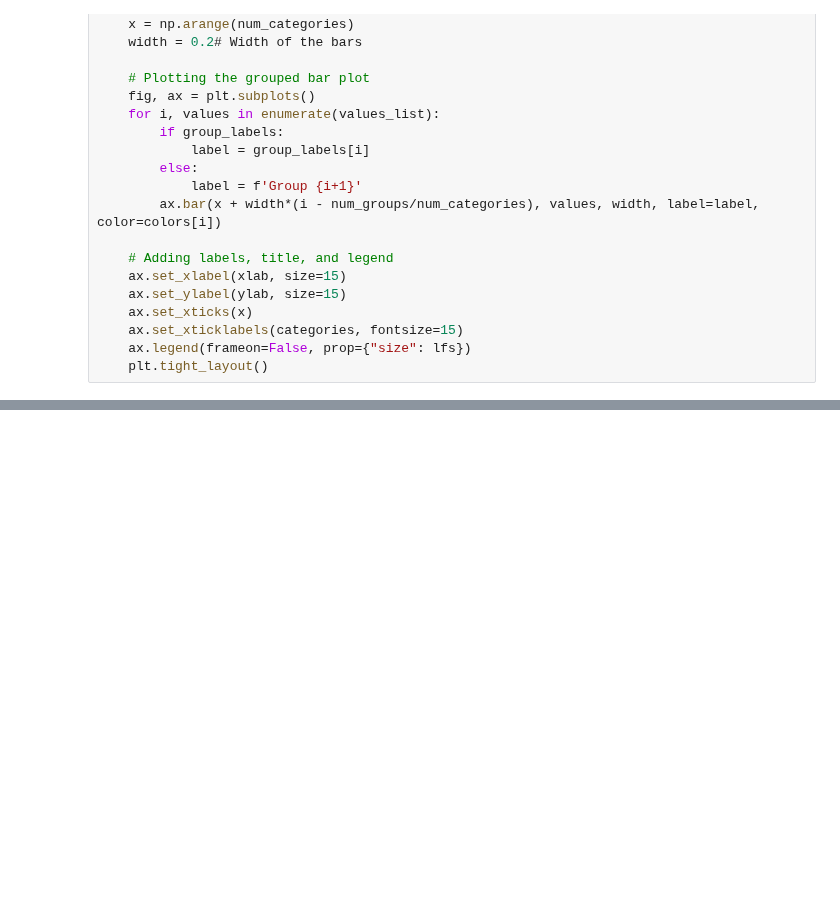
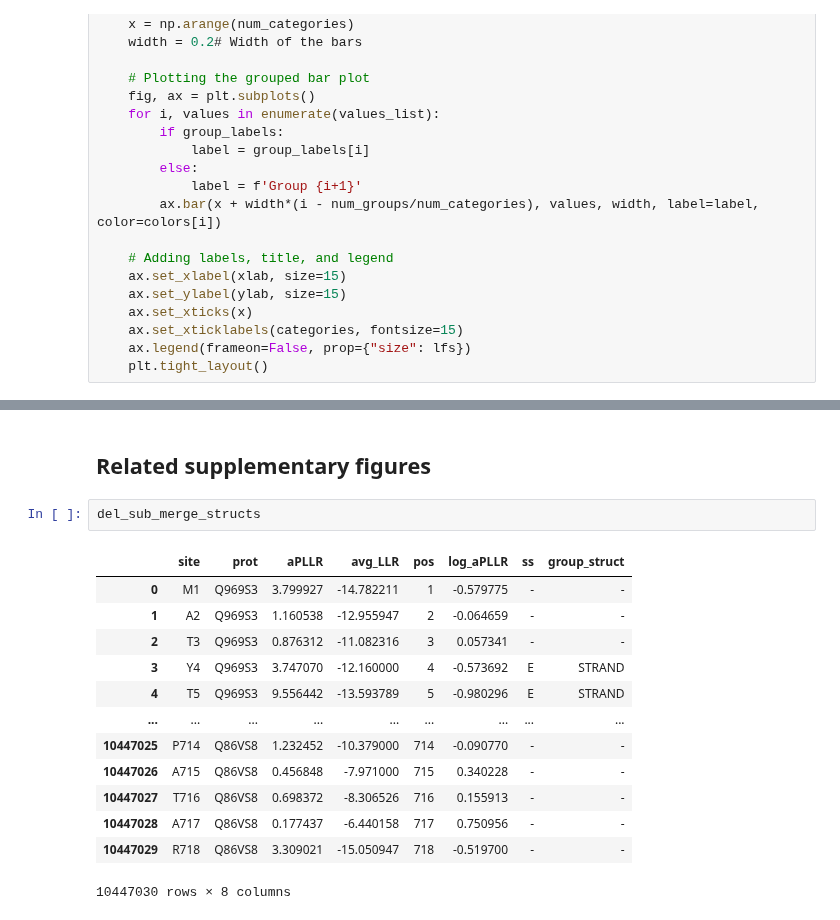
Before and after one commit to ntranoslab/diff-tol, a Jupyter notebook: code/fig3.ipynb, the cells around one changed output, grey strips where cells are left out. Cells and saved outputs as stored; diff of their text form; blank space fills up the shorter version.

```diff
--- a/code/fig3.ipynb
+++ b/code/fig3.ipynb
@@ -286,0 +296,18 @@ plt.show()
+# %% [markdown]
+## Related supplementary figures
+# %%
+del_sub_merge_structs
+# %% [output]
+|  | site | prot | aPLLR | avg_LLR | pos | log_aPLLR | ss | group_struct |
+| 0 | M1 | Q969S3 | 3.799927 | -14.782211 | 1 | -0.579775 | - | - |
+| 1 | A2 | Q969S3 | 1.160538 | -12.955947 | 2 | -0.064659 | - | - |
+| 2 | T3 | Q969S3 | 0.876312 | -11.082316 | 3 | 0.057341 | - | - |
+| 3 | Y4 | Q969S3 | 3.747070 | -12.160000 | 4 | -0.573692 | E | STRAND |
+| 4 | T5 | Q969S3 | 9.556442 | -13.593789 | 5 | -0.980296 | E | STRAND |
+| ... | ... | ... | ... | ... | ... | ... | ... | ... |
+| 10447025 | P714 | Q86VS8 | 1.232452 | -10.379000 | 714 | -0.090770 | - | - |
+| 10447026 | A715 | Q86VS8 | 0.456848 | -7.971000 | 715 | 0.340228 | - | - |
+| 10447027 | T716 | Q86VS8 | 0.698372 | -8.306526 | 716 | 0.155913 | - | - |
+| 10447028 | A717 | Q86VS8 | 0.177437 | -6.440158 | 717 | 0.750956 | - | - |
+| 10447029 | R718 | Q86VS8 | 3.309021 | -15.050947 | 718 | -0.519700 | - | - |
+10447030 rows × 8 columns
```
Also changed, not shown: parts of 15 cells of this notebook.
